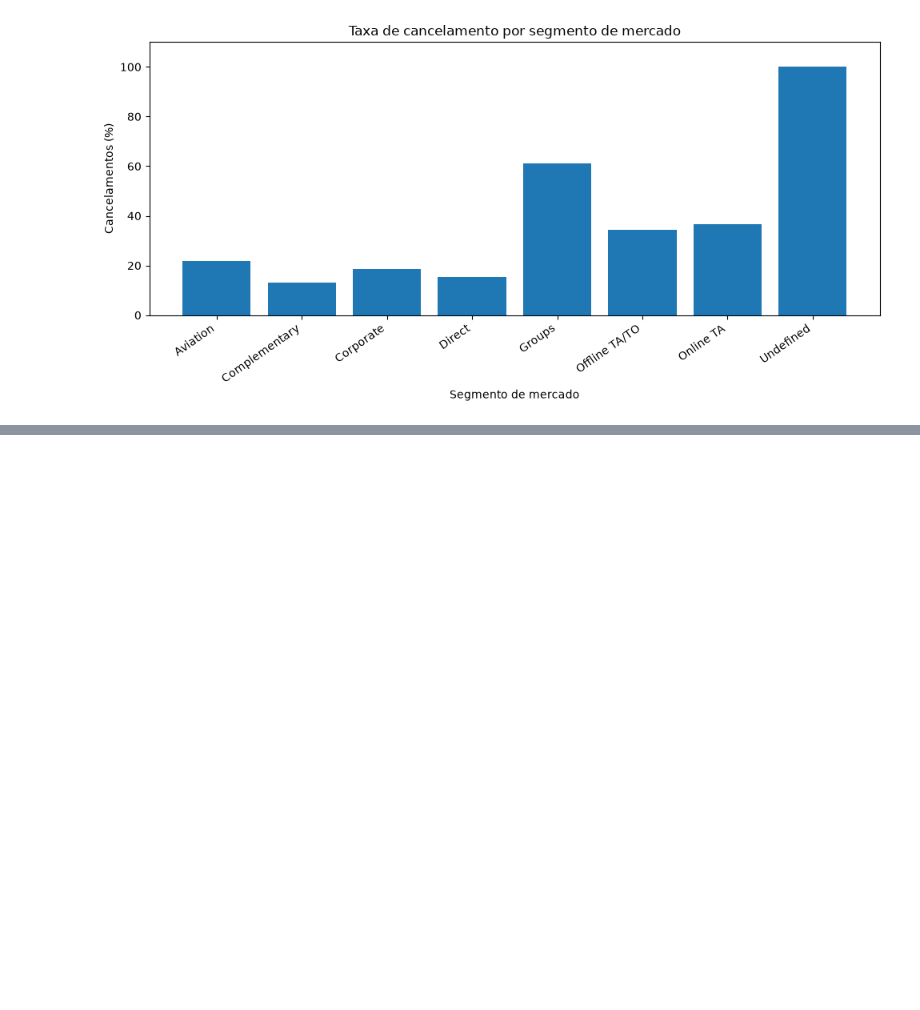
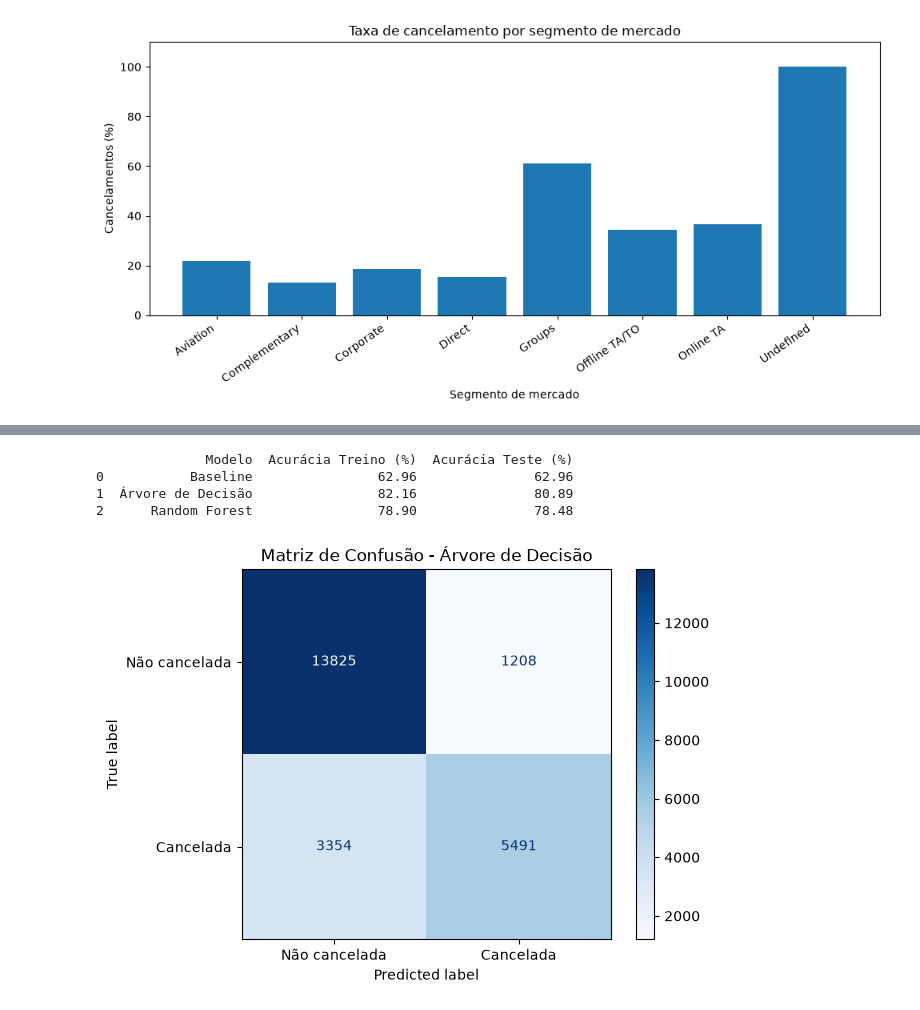
Before and after one commit to Gustazx22/projetodataset, a Jupyter notebook: projeto.ipynb, the cells around one changed output, grey strips where cells are left out. Drawn from its saved outputs; the diff is of its cells as text; code cells hidden in the pictures; blank space fills up the shorter version.

```diff
--- a/projeto.ipynb
+++ b/projeto.ipynb
@@ -2006,0 +2098,2 @@ plt.show()
+# %%
+variaveis_numericas.append("arrival_date_year")
@@ -2006,0 +2178,12 @@ plt.show()
+# %%
+print("Treinando Árvore de Decisão...")
+
+modelo_arvore.fit(X_treino, y_treino)
+
+print("Árvore de Decisão concluída!")
+
+print("Treinando Random Forest...")
+
+modelo_floresta.fit(X_treino, y_treino)
+
+print("Random Forest concluída!")
@@ -2006,0 +2195,62 @@ plt.show()
+# %%
+from sklearn.dummy import DummyClassifier
+from sklearn.metrics import accuracy_score
+
+# Modelo de referência (Baseline)
+modelo_baseline = DummyClassifier(strategy="most_frequent")
+modelo_baseline.fit(X_treino, y_treino)
+
+# Modelos treinados
+modelos = {
+    "Baseline": modelo_baseline,
+    "Árvore de Decisão": modelo_arvore,
+    "Random Forest": modelo_floresta
+}
+
+# Comparação dos resultados
+resultados = []
+
+for nome, modelo in modelos.items():
+    previsao_treino = modelo.predict(X_treino)
+    previsao_teste = modelo.predict(X_teste)
+
+    resultados.append({
+        "Modelo": nome,
+        "Acurácia Treino (%)": accuracy_score(
+            y_treino, previsao_treino
+        ) * 100,
+        "Acurácia Teste (%)": accuracy_score(
+            y_teste, previsao_teste
+        ) * 100
+    })
+
+# Exibir tabela
+tabela_resultados = pd.DataFrame(resultados)
+
+print(tabela_resultados.round(2))
+# %% [output]
+              Modelo  Acurácia Treino (%)  Acurácia Teste (%)
+0           Baseline                62.96               62.96
+1  Árvore de Decisão                82.16               80.89
+2      Random Forest                78.90               78.48
+# %%
+import matplotlib.pyplot as plt
+from sklearn.metrics import confusion_matrix, ConfusionMatrixDisplay
+
+# Fazer previsões no conjunto de teste
+previsoes_arvore = modelo_arvore.predict(X_teste)
+
+# Criar matriz de confusão
+matriz = confusion_matrix(y_teste, previsoes_arvore)
+
+# Exibir gráfico
+exibicao = ConfusionMatrixDisplay(
+    confusion_matrix=matriz,
+    display_labels=["Não cancelada", "Cancelada"]
+)
+
+exibicao.plot(cmap="Blues", values_format="d")
+plt.title("Matriz de Confusão - Árvore de Decisão")
+plt.show()
+# %% [output]
+[figure, added]
```
Also changed, not shown: parts of 8 cells of this notebook.
